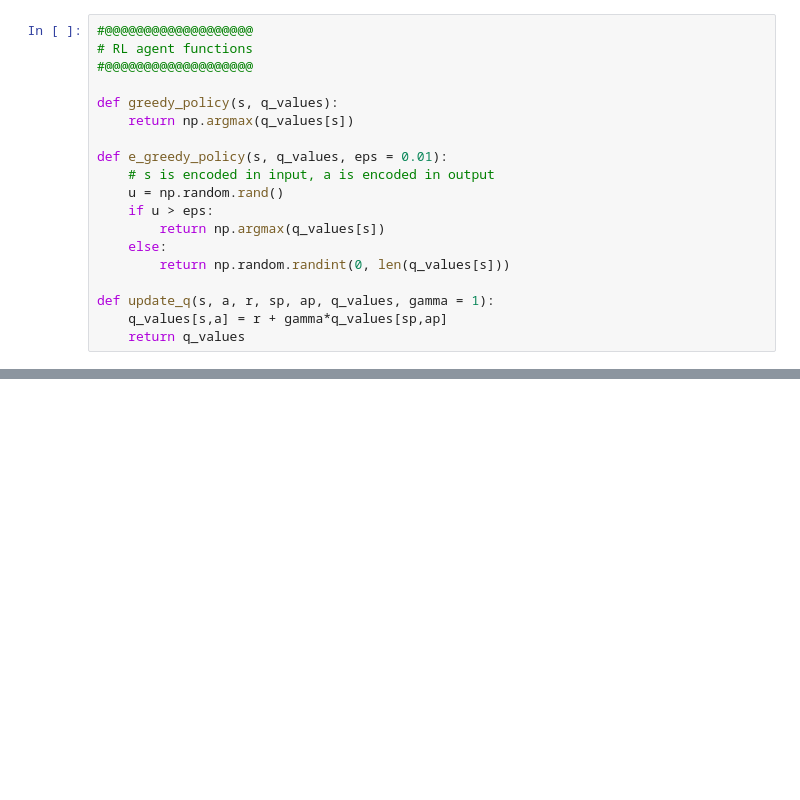
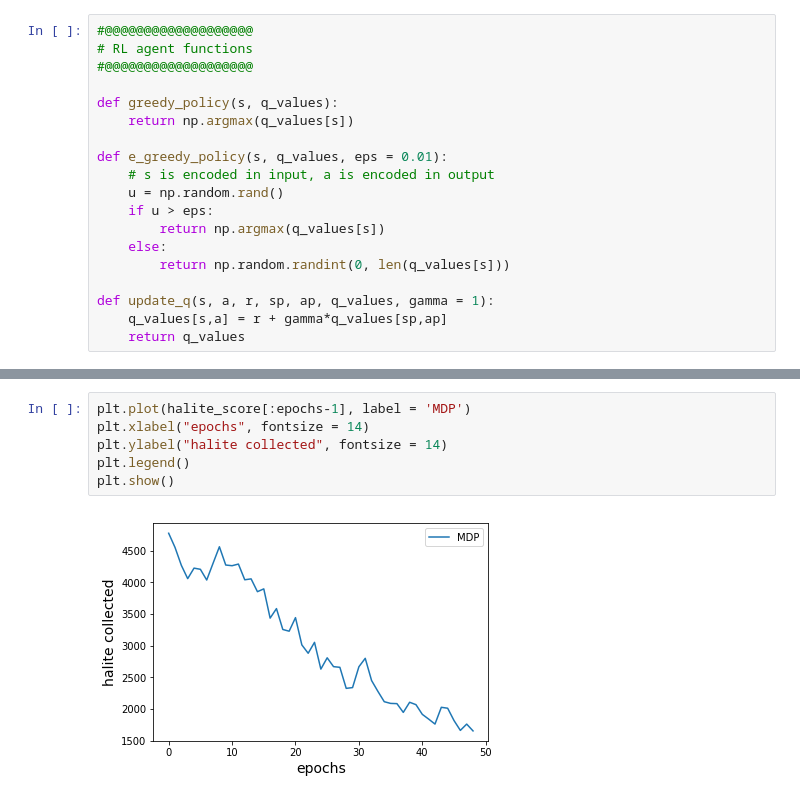
Before and after one commit to mango915/haliteRL, a Jupyter notebook: One_Ship_Tabular_Method.ipynb, the cells around one changed output, grey strips where cells are left out. Cells and saved outputs as stored; diff of their text form; blank space fills up the shorter version.

```diff
--- a/One_Ship_Tabular_Method.ipynb
+++ b/One_Ship_Tabular_Method.ipynb
@@ -594,0 +605,8 @@ Average reward per episode in epoch 5:  0.7274200000000012
+# %%
+plt.plot(halite_score[:epochs-1], label = 'MDP')
+plt.xlabel("epochs", fontsize = 14)
+plt.ylabel("halite collected", fontsize = 14)
+plt.legend()
+plt.show()
+# %% [output]
+[figure, added]
```
Also changed, not shown: parts of 13 cells of this notebook.
